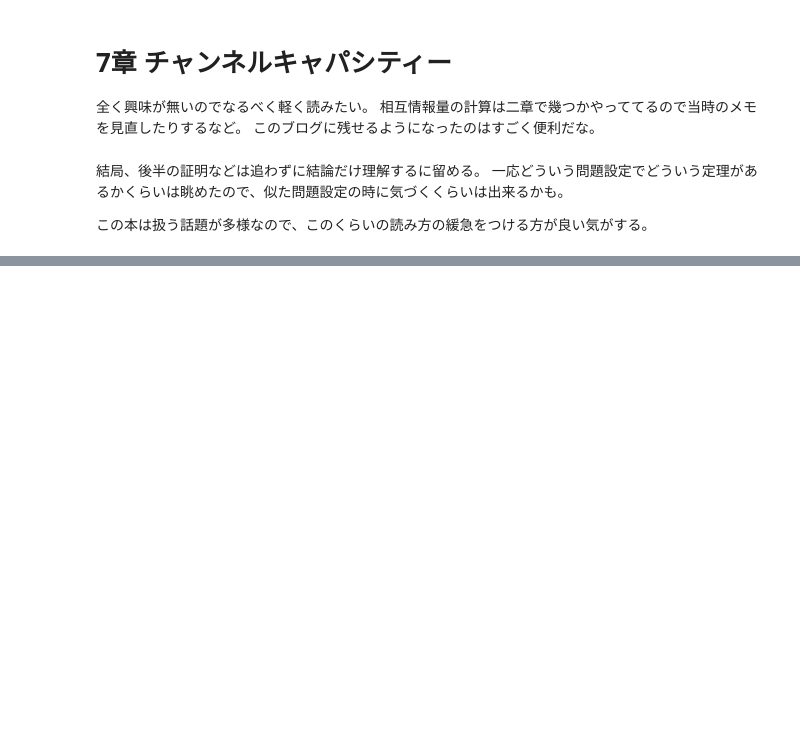
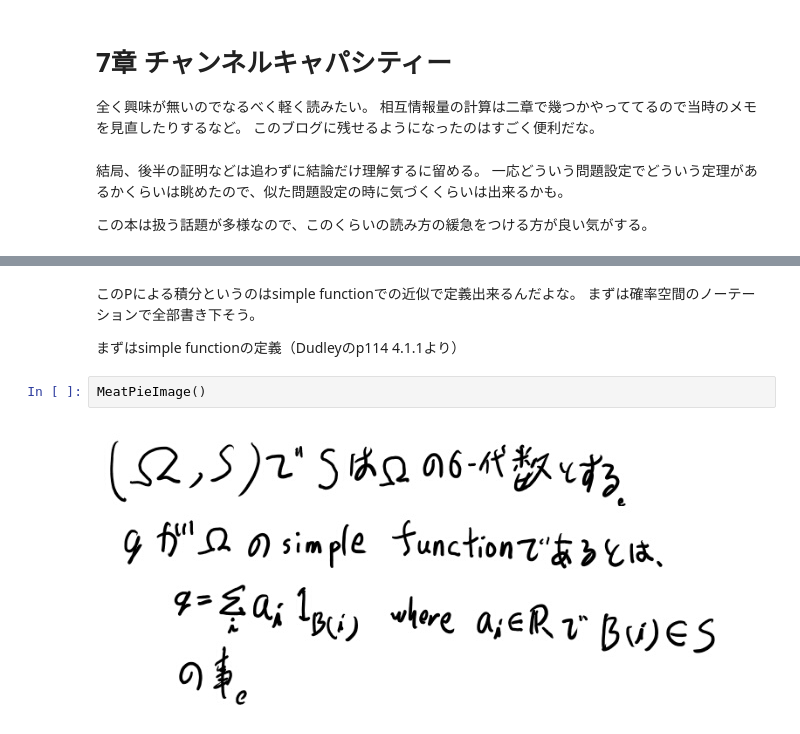
Before and after one commit to karino2/karino2.github.io, a Jupyter notebook: ipynb/2019-02-10-144121.ipynb, the cells around one changed output, grey strips where cells are left out. Cells and saved outputs as stored; diff of their text form; blank space fills up the shorter version.

```diff
--- a/ipynb/2019-02-10-144121.ipynb
+++ b/ipynb/2019-02-10-144121.ipynb
@@ -387,0 +421,9 @@ MeatPieImage()
+# %% [markdown]
+このPによる積分というのはsimple functionでの近似で定義出来るんだよな。
+まずは確率空間のノーテーションで全部書き下そう。
+
+まずはsimple functionの定義（Dudleyのp114 4.1.1より）
+# %%
+MeatPieImage()
+# %% [output]
+[figure, added]
```
Also changed, not shown: parts of 14 cells of this notebook.
